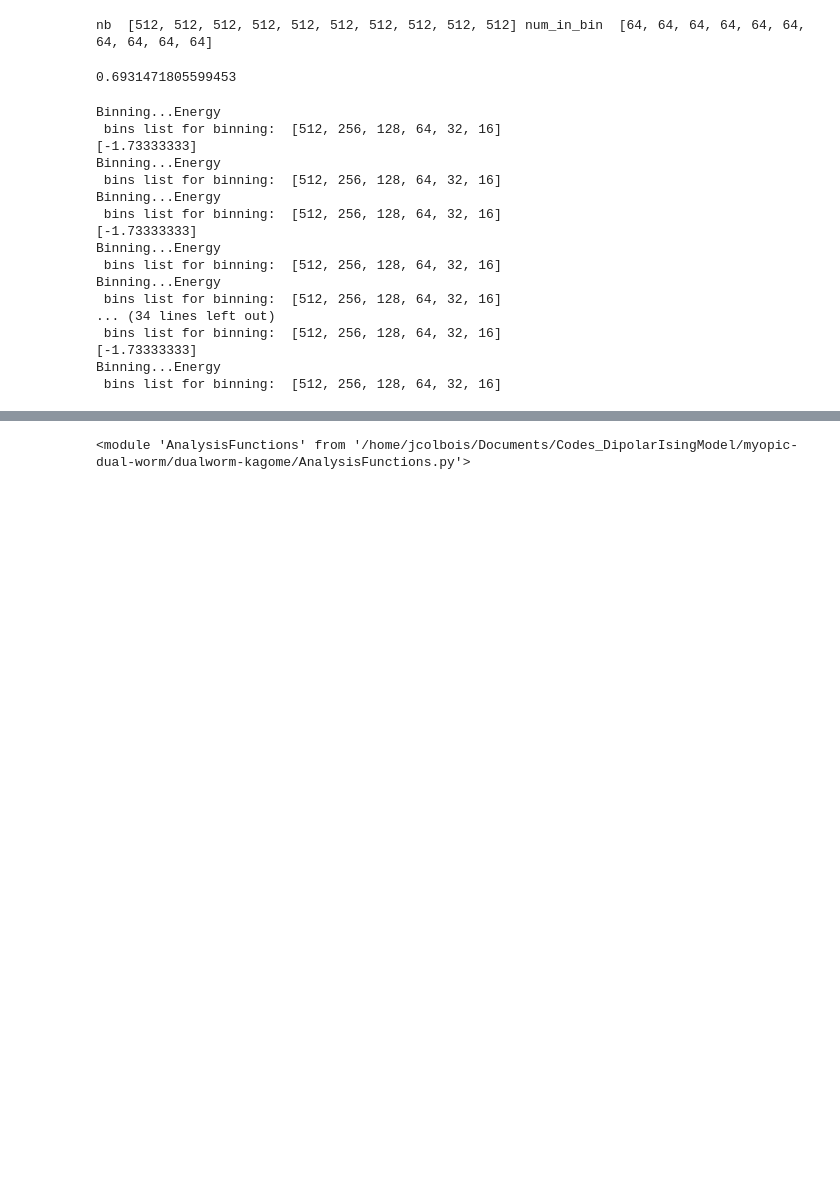
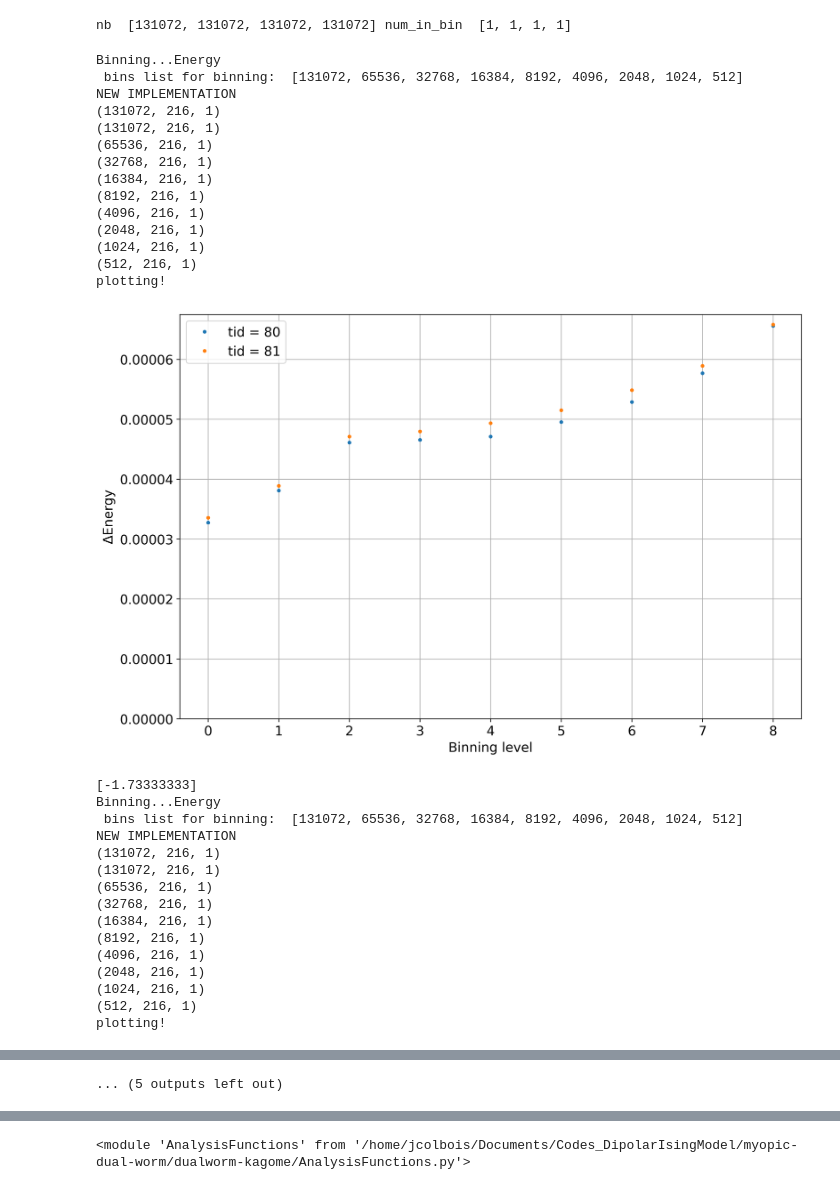
Before and after one commit to jeannecolbois/myopic-dual-worm, a Jupyter notebook: dualworm-kagome/AnalysisCode_KJ1J2J3/AnalysisEasyPhase_FullGsEntropy.ipynb, the cells around one changed output, grey strips where cells are left out. Cells and saved outputs as stored; diff of their text form; code cells hidden in the pictures; blank space fills up the shorter version.

Commit message:
Analysis functions: improved binning efficiency

```diff
--- a/dualworm-kagome/AnalysisCode_KJ1J2J3/AnalysisEasyPhase_FullGsEntropy.ipynb
+++ b/dualworm-kagome/AnalysisCode_KJ1J2J3/AnalysisEasyPhase_FullGsEntropy.ipynb
@@ -47,7 +71,8 @@ filenamelist = ['KEasyPhase_L20_it0_nsm32768_folder/backup',
                ]
 n = len(filenamelist)
 # %%
-mergeruns =True
+mergeruns =False
+nb_drop = 0
 kw = {'mergeruns':mergeruns}
 
 [L, numsites, J1, J2, J3, J3st, J4, nb, num_in_bin,
@@ -65,36 +90,47 @@ swapst_th, swapsh_th, swapst, swapsh = af.LoadSwaps(foldername, filenamelist, nb
 failedth, failedssfth, failed, failedssf = \
 af.LoadUpdates(foldername, filenamelist, nb, num_in_bin, [9*L[i]**2 for i in range(n)], **kw)
 # %% [output]
-nb  [512, 512, 512, 512, 512, 512, 512, 512, 512, 512] num_in_bin  [64, 64, 64, 64, 64, 64, 64, 64, 64, 64]
+nb  [131072, 131072, 131072, 131072] num_in_bin  [1, 1, 1, 1]
-# %%
-np.log(2)
-# %% [output]
-0.6931471805599453
 # %%
-kw = {'binning': True, 'plzplot': False, 'RS':True, 'S0':np.log(2), 'mergeruns':mergeruns}
+kw = {'binning':True, 'plzplot': True, 'minbin':511, 'RS':True,
+      'S0':np.log(2), 'mergeruns':mergeruns, 'nb_drop':nb_drop,
+     'plotmin':80, 'plotmax':82}
 [t_h_MeanE, t_h_MeanEsq, t_h_varMeanE, t_h_varMeanEsq, C, ErrC,
  t_h_S, t_h_Smin, t_h_Smax, MergedData ] = \
  af.LoadEnergy(foldername, filenamelist, numsites,
                nb, stat_temps, temperatures, stat_hfields, listfunctions, **kw)
 
 if mergeruns:
     [t_h_MeanE, t_h_MeanEsq, t_h_varMeanE, t_h_varMeanEsq, C, ErrC,
  t_h_S, t_h_Smin, t_h_Smax] = MergedData
 # %% [output]
 Binning...Energy
- bins list for binning:  [512, 256, 128, 64, 32, 16]
-[-1.73333333]
-Binning...Energy
- bins list for binning:  [512, 256, 128, 64, 32, 16]
-Binning...Energy
- bins list for binning:  [512, 256, 128, 64, 32, 16]
-[-1.73333333]
-Binning...Energy
- bins list for binning:  [512, 256, 128, 64, 32, 16]
-Binning...Energy
- bins list for binning:  [512, 256, 128, 64, 32, 16]
-... (34 lines left out)
- bins list for binning:  [512, 256, 128, 64, 32, 16]
-[-1.73333333]
-Binning...Energy
- bins list for binning:  [512, 256, 128, 64, 32, 16]
+ bins list for binning:  [131072, 65536, 32768, 16384, 8192, 4096, 2048, 1024, 512]
+NEW IMPLEMENTATION
+(131072, 216, 1)
+(131072, 216, 1)
+(65536, 216, 1)
+(32768, 216, 1)
+(16384, 216, 1)
+(8192, 216, 1)
+(4096, 216, 1)
+(2048, 216, 1)
+(1024, 216, 1)
+(512, 216, 1)
+plotting!
+[figure, added]
+[-1.73333333]
+Binning...Energy
+ bins list for binning:  [131072, 65536, 32768, 16384, 8192, 4096, 2048, 1024, 512]
+NEW IMPLEMENTATION
+(131072, 216, 1)
+(131072, 216, 1)
+(65536, 216, 1)
+(32768, 216, 1)
+(16384, 216, 1)
+(8192, 216, 1)
+(4096, 216, 1)
+(2048, 216, 1)
+(1024, 216, 1)
+(512, 216, 1)
+plotting!
@@ -101,3 +202,4 @@ Binning...Energy
+... (5 outputs left out)
 # %%
 #t_MeanM, t_MeanMsq, t_varMeanM, t_varMeanMsq, Chi, ErrChi = \
 # af.LoadMagnetisation(foldername, filenamelist, numsites, nb,
```
Also changed, not shown: parts of 8 cells of this notebook, 3 other files.
